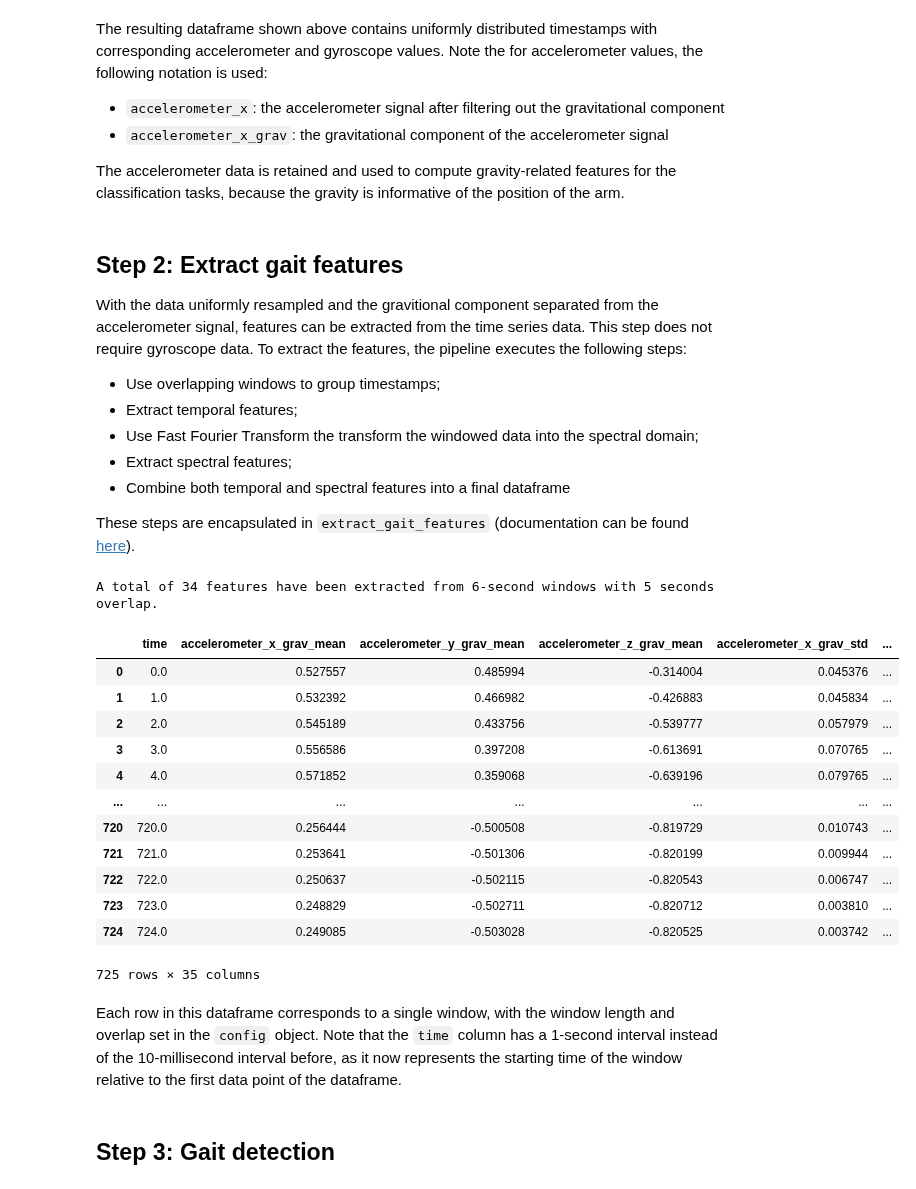
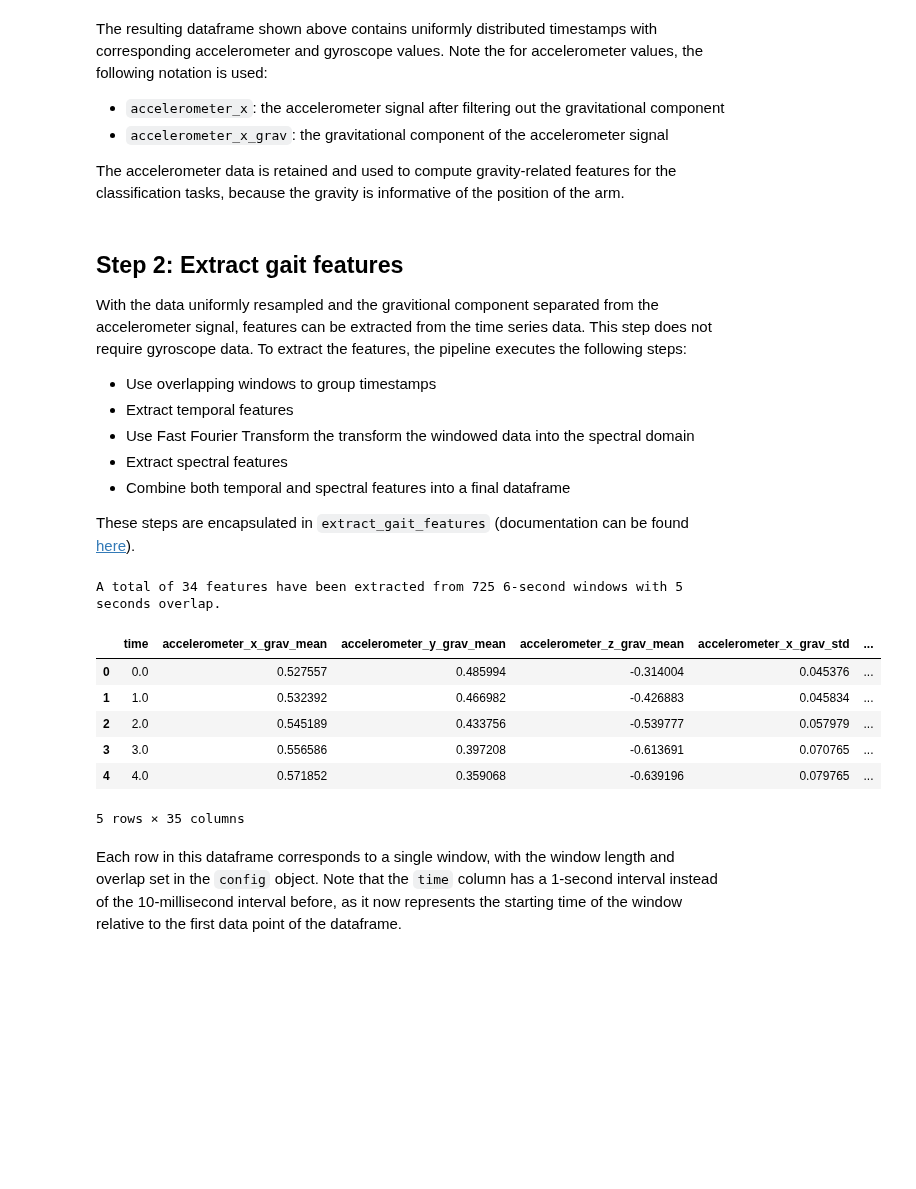
Before and after one commit to biomarkersParkinson/paradigma, a Jupyter notebook: docs/tutorials/gait_analysis.ipynb, the cells around one changed output. Saved outputs shown, nothing was run; the diff lists cells and outputs as text; code cells hidden in the pictures; blank space fills up the shorter version.

Commit message:
Iterate on tutorial gait

```diff
--- a/docs/tutorials/gait_analysis.ipynb
+++ b/docs/tutorials/gait_analysis.ipynb
@@ -28,7 +28,8 @@ from pathlib import Path
 from paradigma.util import load_tsdf_dataframe
 
 # Set the path to the data file location
-path_to_prepared_data =  Path('../../tests/data/1.prepared_data/imu')
+path_to_data = Path('../../tests/data')
+path_to_prepared_data =  path_to_data / '1.prepared_data' / 'imu'
 
 # Load the data from the file
 df_imu, _, _ = load_tsdf_dataframe(path_to_prepared_data, prefix='IMU')
@@ -93,42 +87,34 @@ The accelerometer data is retained and used to compute gravity-related features
 # %% [markdown]
 ## Step 2: Extract gait features
 With the data uniformly resampled and the gravitional component separated from the accelerometer signal, features can be extracted from the time series data. This step does not require gyroscope data. To extract the features, the pipeline executes the following steps:
-- Use overlapping windows to group timestamps;
-- Extract temporal features;
-- Use Fast Fourier Transform the transform the windowed data into the spectral domain;
-- Extract spectral features;
+- Use overlapping windows to group timestamps
+- Extract temporal features
+- Use Fast Fourier Transform the transform the windowed data into the spectral domain
+- Extract spectral features
 - Combine both temporal and spectral features into a final dataframe
 
 These steps are encapsulated in `extract_gait_features` (documentation can be found [here](https://github.com/biomarkersParkinson/paradigma/blob/main/src/paradigma/gait/gait_analysis.py)).
 # %%
 from paradigma.config import GaitConfig
 from paradigma.pipelines.gait_pipeline import extract_gait_features
 
 config = GaitConfig(step='gait')
 
-df_gait_features = extract_gait_features(
+df_gait = extract_gait_features(
     df=df_preprocessed,
     config=config
 )
 
-print(f"A total of {df_gait_features.shape[1]-1} features have been extracted from {config.window_length_s}-second windows with {config.window_length_s-config.window_step_length_s} seconds overlap.")
-df_gait_features
+print(f"A total of {df_gait.shape[1]-1} features have been extracted from {df_gait.shape[0]} {config.window_length_s}-second windows with {config.window_length_s-config.window_step_length_s} seconds overlap.")
+df_gait.head()
 # %% [output]
-A total of 34 features have been extracted from 6-second windows with 5 seconds overlap.
+A total of 34 features have been extracted from 725 6-second windows with 5 seconds overlap.
 |  | time | accelerometer_x_grav_mean | accelerometer_y_grav_mean | accelerometer_z_grav_mean | accelerometer_x_grav_std | ... |
 | 0 | 0.0 | 0.527557 | 0.485994 | -0.314004 | 0.045376 | ... |
 | 1 | 1.0 | 0.532392 | 0.466982 | -0.426883 | 0.045834 | ... |
 | 2 | 2.0 | 0.545189 | 0.433756 | -0.539777 | 0.057979 | ... |
 | 3 | 3.0 | 0.556586 | 0.397208 | -0.613691 | 0.070765 | ... |
 | 4 | 4.0 | 0.571852 | 0.359068 | -0.639196 | 0.079765 | ... |
-| ... | ... | ... | ... | ... | ... | ... |
-| 720 | 720.0 | 0.256444 | -0.500508 | -0.819729 | 0.010743 | ... |
-| 721 | 721.0 | 0.253641 | -0.501306 | -0.820199 | 0.009944 | ... |
-| 722 | 722.0 | 0.250637 | -0.502115 | -0.820543 | 0.006747 | ... |
-| 723 | 723.0 | 0.248829 | -0.502711 | -0.820712 | 0.003810 | ... |
-| 724 | 724.0 | 0.249085 | -0.503028 | -0.820525 | 0.003742 | ... |
-725 rows × 35 columns
+5 rows × 35 columns
 # %% [markdown]
 Each row in this dataframe corresponds to a single window, with the window length and overlap set in the `config` object. Note that the `time` column has a 1-second interval instead of the 10-millisecond interval before, as it now represents the starting time of the window relative to the first data point of the dataframe.
-# %% [markdown]
-## Step 3: Gait detection
```
Also changed, not shown: parts of 20 cells of this notebook, 1 other file.
